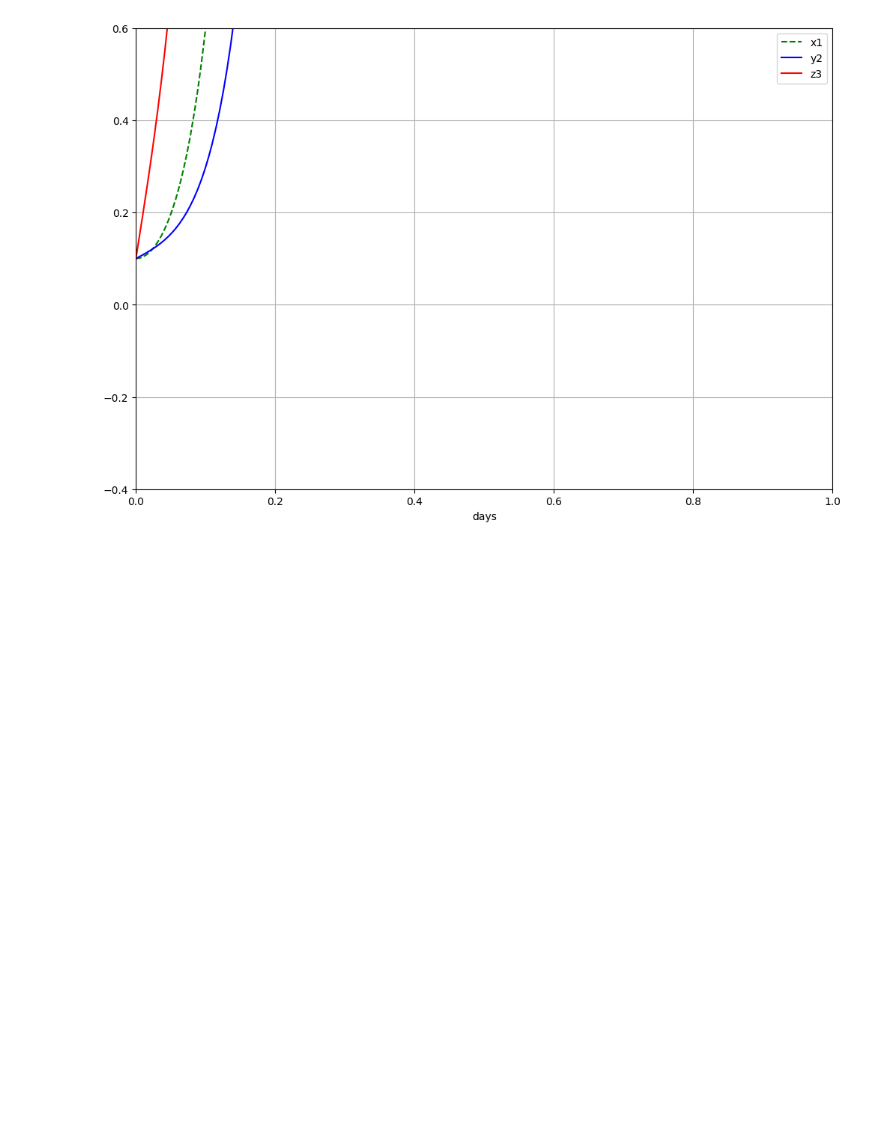
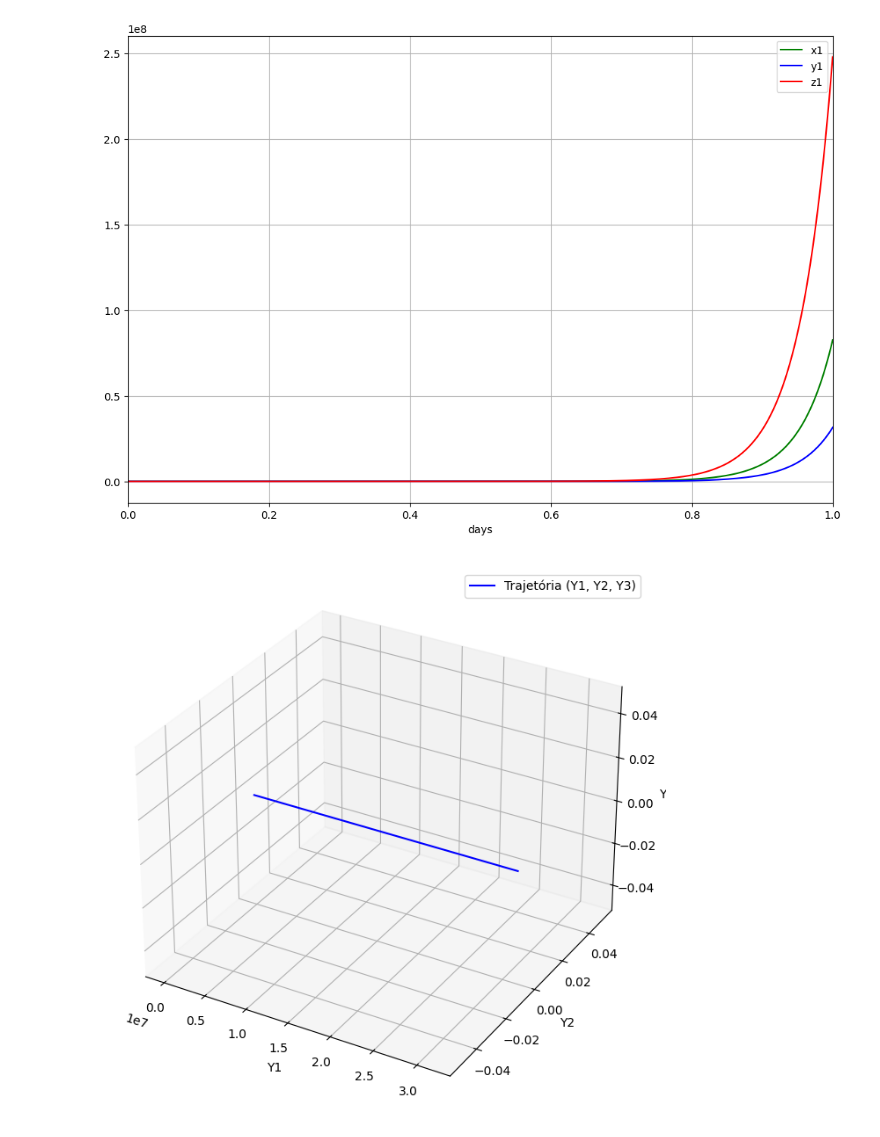
Before and after one commit to lucasamtaylor01/Lorenz80, a Jupyter notebook: 01_src/simulations.ipynb, the cells around one changed output. Drawn from its saved outputs; the diff is of its cells as text; code cells hidden in the pictures; blank space fills up the shorter version.

```diff
--- a/01_src/simulations.ipynb
+++ b/01_src/simulations.ipynb
@@ -121,9 +139,9 @@ if __name__ == '__main__':
 # %%
 import numpy as np
 import matplotlib.pyplot as plt
+from mpl_toolkits.mplot3d import Axes3D
 import math
 
-# Parâmetros do sistem
 vetor_a = [1, 1, 3]
 vetor_b = [
     0.5 * (vetor_a[0] - vetor_a[1] - vetor_a[2]),
@@ -133,48 +151,45 @@ vetor_b = [
 c = math.sqrt(3/4)
 
 vetor_h = [-1, 0, 0]
-vetor_f = [0.4, 0, 0]  # F1 corrigido
+vetor_f = [0.1, 0, 0]
 g_0 = 8
 kappa_0 = 1/48
 nu_0 = kappa_0
 
-def calculate_uv(x, y):
-    u = np.zeros(3)
-    v = np.zeros(3)
-    aux_x = np.zeros(3)
-    aux_y = np.zeros(3)
-
-    for i in range(3):
-        k = (i + 2) % 3
-
-        u[i] = -vetor_b[k] * x[i] + c * y[i]
-        v[i] = -vetor_b[k] * x[i] - c * y[i]
-
-        aux_x[i] = -vetor_a[i] * x[i]
-        aux_y[i] = -vetor_a[i] * y[i]
-
-    return u, v, aux_x, aux_y
-
 def derivatives(x, y, z):
-    u, v, aux_x, aux_y = calculate_uv(x, y)
-
     dx = np.zeros(3)
     dy = np.zeros(3)
     dz = np.zeros(3)
+
+    u = [
+        -vetor_b[1] * x[0] + c * y[0],
+        -vetor_b[2] * x[1] + c * y[1],
+        -vetor_b[0] * x[2] + c * y[2]
+    ]
+
+    v = [
+        -vetor_b[2] * x[0] - c * y[0],
+        -vetor_b[0] * x[1] - c * y[1],
+        -vetor_b[1] * x[2] - c * y[2]
+    ]
+
+    aux_x = [-vetor_a[0] * x[0], -vetor_a[1] * x[1], -vetor_a[2] * x[2]]
+    aux_y = [-vetor_a[0] * y[0], -vetor_a[1] * y[1], -vetor_a[2] * y[2]]
 
     for i in range(3):
         j = (i + 1) % 3
         k = (i + 2) % 3
 
-        dx[i] = u[j]*u[k] + v[j]*v[k] - nu_0*vetor_a[i]*aux_x[i] + aux_y[i] + vetor_a[i]*z[i]
-        dy[i] = u[j]*aux_y[k] + aux_y[j]*v[k] - aux_x[i] - nu_0*vetor_a[i]*aux_y[i]
-        dz[i] = u[j]*(z[k] - vetor_h[k]) + (z[j] - vetor_h[j])*v[k] - g_0*aux_x[i] - kappa_0*vetor_a[i]*z[i] + vetor_f[i]
+
+        dx[i] = u[j] * u[k] + v[j] * v[k] - nu_0 * vetor_a[i] * aux_x[i] + aux_y[i] + vetor_a[i] * z[i]
+        dy[i] = u[j] * aux_y[k] + aux_y[j] * v[k] - aux_x[i] - nu_0 * vetor_a[i] * aux_y[i]
+        dz[i] = u[j] * (z[k] - vetor_h[k]) + (z[j] - vetor_h[j]) * v[k] - g_0 * aux_x[i] - kappa_0 * vetor_a[i] * z[i] + vetor_f[i]
 
     return dx, dy, dz
 
 def runge_kutta(dias):
     t_final = dias * 8
-    dt_tau = 0.54  # Passo de tempo reduzido
+    dt_tau = 1/48
     n_steps = int(t_final / dt_tau)
 
     t = np.linspace(0, t_final, n_steps)
@@ -182,7 +197,6 @@ def runge_kutta(dias):
     y = np.zeros((n_steps, 3))
     z = np.zeros((n_steps, 3))
 
-    # Condições iniciais
     x[0] = [0.1, 0, 0]
     y[0] = [0.1, 0, 0]
     z[0] = [0.1, 0, 0]
@@ -209,40 +223,50 @@ def runge_kutta(dias):
         k4z = dt_tau * dz4
 
         x[i] = x[i-1] + (k1x + 2*k2x + 2*k3x + k4x)/6
         y[i] = y[i-1] + (k1y + 2*k2y + 2*k3y + k4y)/6
         z[i] = z[i-1] + (k1z + 2*k2z + 2*k3z + k4z)/6
 
     t_days = t / 8
     return t_days, x, y, z
 
 def plot2d(t, x, y, z, dias):
     fig, ax = plt.subplots(figsize=(12, 8))
 
-    ax.plot(t, x[:, 0], '--', linewidth=1.5, label='x1', color='green')
-    ax.plot(t, y[:, 0], '-', linewidth=1.5, label='y2', color='blue')
-    ax.plot(t, z[:, 0], '-', linewidth=1.5, label='z3', color='red')
+    ax.plot(t, x[:, 0], '-', linewidth=1.5, label='x1', color='green')
+    ax.plot(t, y[:, 0], '-', linewidth=1.5, label='y1', color='blue')
+    ax.plot(t, z[:, 0], '-', linewidth=1.5, label='z1', color='red')
 
     ax.set_xlim(0, dias)
-    ax.set_ylim(-0.4, 0.6)
     ax.set_xlabel('days')
     ax.grid(True)
     ax.legend()
 
     return fig, ax
 
+def plot3d(y, z):
+    fig = plt.figure(figsize=(10, 8))
+    ax = fig.add_subplot(111, projection='3d')
+    ax.plot(y[:, 0], y[:, 1], y[:, 2], label='Trajetória (Y1, Y2, Y3)', color='blue')
+    ax.set_xlabel('Y1')
+    ax.set_ylabel('Y2')
+    ax.set_zlabel('Y3')
+    ax.legend()
+    plt.show()
+
 def main():
     dias_simulacao = 1
+
     t, x, y, z = runge_kutta(dias_simulacao)
-
     plot2d(t, x, y, z, dias_simulacao)
-
+    plot3d(y, z)
 
     plt.show()
 
 if __name__ == '__main__':
     main()
 # %% [output]
-[figure, old version]
+[figure, new version]
+[figure, added]
 # %%
 import numpy as np
 import matplotlib.pyplot as plt
```
Also changed, not shown: parts of 2 cells of this notebook.
